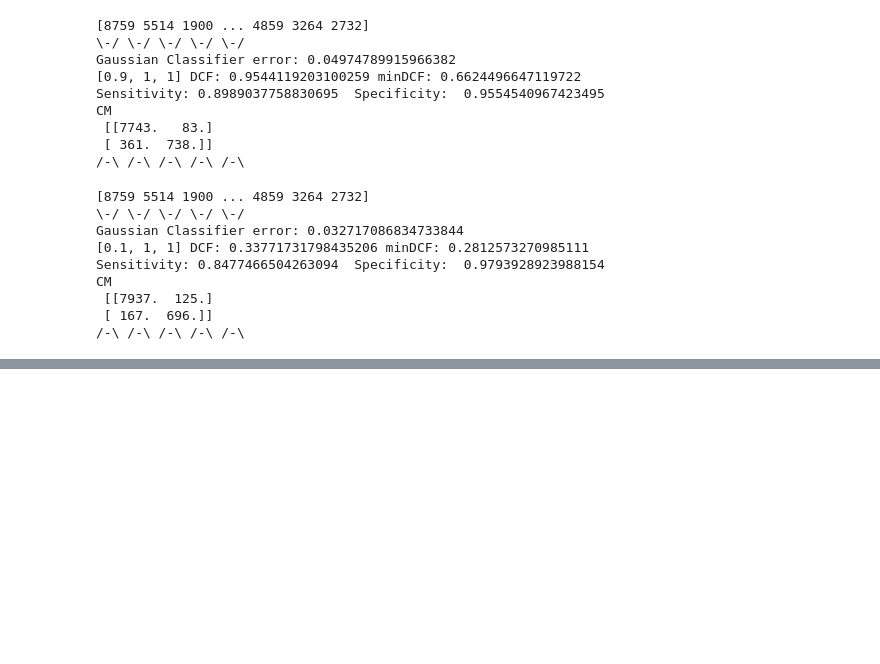
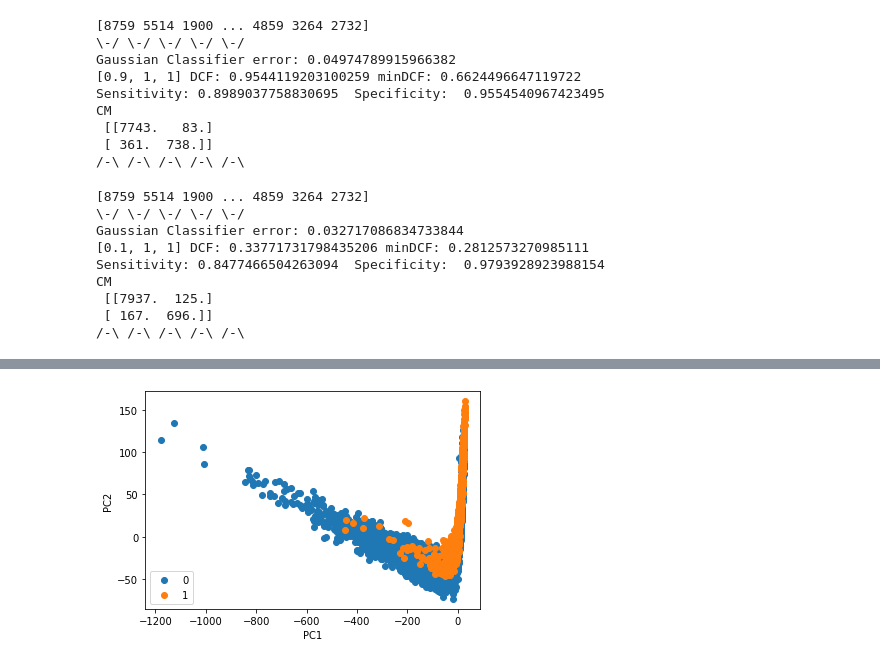
Before and after one commit to franzhd/Pulsar_project, a Jupyter notebook: Jupyter_notebook/GaussianClassifier.ipynb, the cells around one changed output, grey strips where cells are left out. Drawn from its saved outputs; the diff is of its cells as text; code cells hidden in the pictures; blank space fills up the shorter version.

```diff
--- a/Jupyter_notebook/GaussianClassifier.ipynb
+++ b/Jupyter_notebook/GaussianClassifier.ipynb
@@ -348,0 +319,4 @@ CM
+# %%
+Data_pca = ml.PCA(Data, labels, U, 5)
+# %% [output]
+[figure, added]
```
Also changed, not shown: parts of 21 cells of this notebook, 5 other files.
